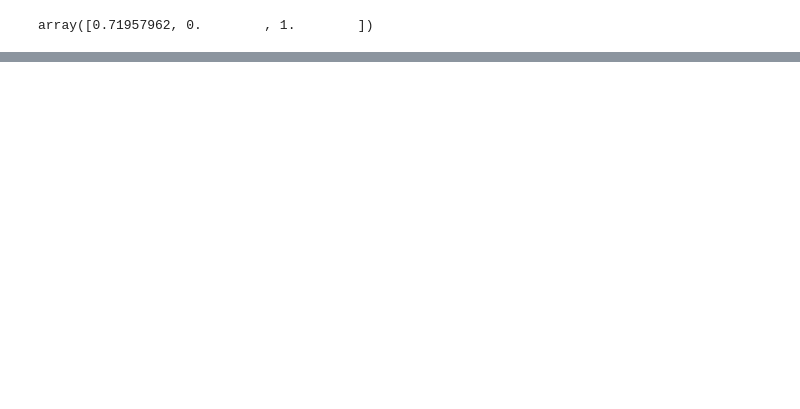
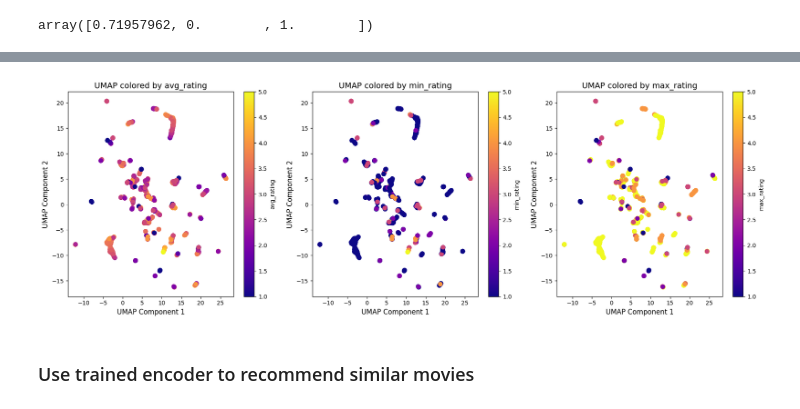
Before and after one commit to ADS2024-B2/AgileProject, a Jupyter notebook: models/item_based_recommender.ipynb, the cells around one changed output, grey strips where cells are left out. Drawn from its saved outputs; the diff is of its cells as text; code cells hidden in the pictures; blank space fills up the shorter version.

```diff
--- a/models/item_based_recommender.ipynb
+++ b/models/item_based_recommender.ipynb
@@ -52,15 +61,15 @@ genres_flat = [genre for sublist in metadata['genres_name'] for genre in sublist
 genres_flat = np.array(genres_flat).reshape(-1, 1)
 
 # OneHotEncoder from sklearn
-encoder = OneHotEncoder()
-encoded_genres = encoder.fit_transform(genres_flat)
+ohencoder = OneHotEncoder()
+encoded_genres = ohencoder.fit_transform(genres_flat)
 
 # Reshape the encoded genres to match the movie-wise format (i.e., multiple genres per movie)
 genre_matrix = []
 for genres in metadata['genres_name']:
-    genre_row = np.zeros(len(encoder.categories_[0]))
+    genre_row = np.zeros(len(ohencoder.categories_[0]))
     for genre in genres:
-        genre_index = encoder.categories_[0].tolist().index(genre)
+        genre_index = ohencoder.categories_[0].tolist().index(genre)
         genre_row[genre_index] = 1
     genre_matrix.append(genre_row)
 
@@ -101,2 +89,2 @@ array([0.71957962, 0.        , 1.        , 0.39397757, 1.        ,
 # %%
-X_train, X_test = train_test_split(X, test_size=0.2, random_state=42)
+X_train, X_test = train_test_split(X, test_size=0.05, random_state=42)
@@ -212,0 +217,28 @@ plt.show()
+# %%
+# Create a figure with 1 row and 3 columns
+fig, axes = plt.subplots(1, 3, figsize=(18, 6))
+
+color_variables = ['avg_rating', 'min_rating', 'max_rating']
+
+# Loop through the variables and plot UMAPs
+for i, var in enumerate(color_variables):
+    color_map = metadata[var]
+
+    # Plot UMAP on the corresponding subplot
+    sc = axes[i].scatter(umap_embeddings[:, 0], umap_embeddings[:, 1], c=color_map, s=50, cmap='plasma')
+
+    # Add title, labels, and colorbar
+    axes[i].set_title(f'UMAP colored by {var}', fontsize=14)
+    axes[i].set_xlabel('UMAP Component 1', fontsize=12)
+    axes[i].set_ylabel('UMAP Component 2', fontsize=12)
+    fig.colorbar(sc, ax=axes[i], label=var)
+
+# Adjust layout for better spacing
+plt.tight_layout()
+
+# Show plot
+plt.show()
+# %% [output]
+[figure, added]
+# %% [markdown]
+### Use trained encoder to recommend similar movies
```
Also changed, not shown: parts of 21 cells of this notebook.
